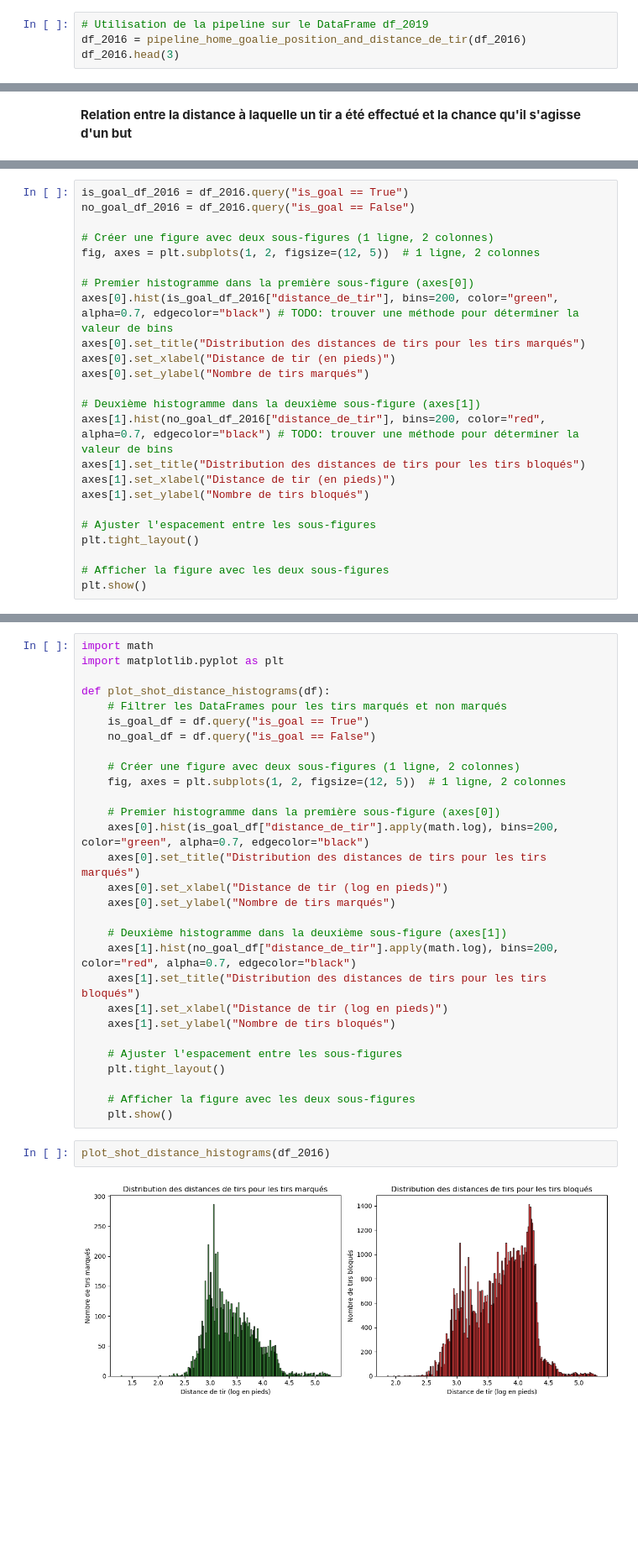
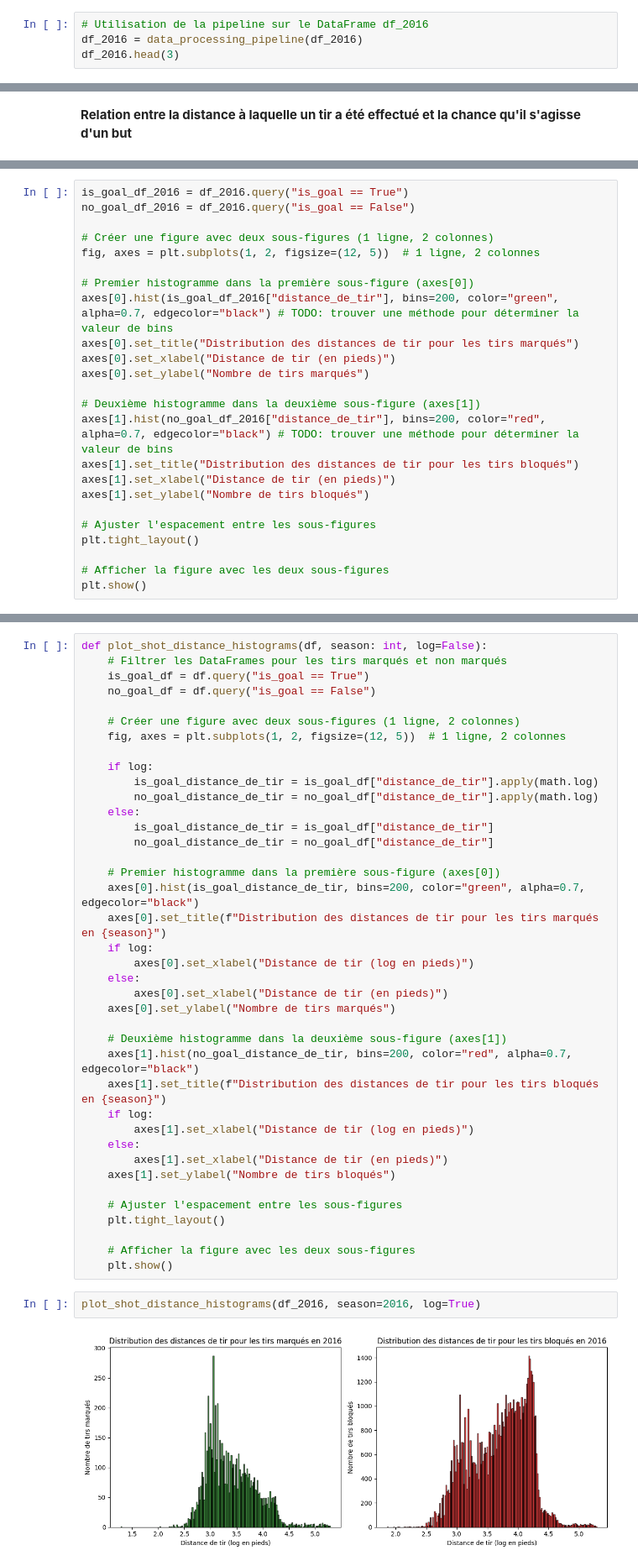
Before and after one commit to Faj1223/NHL-project, a Jupyter notebook: ift6758/notebooks/Question 4.ipynb, the cells around one changed output, grey strips where cells are left out. Shown at 84% size. Drawn from its saved outputs; the diff is of its cells as text; blank space fills up the shorter version.

```diff
--- a/ift6758/notebooks/Question 4.ipynb
+++ b/ift6758/notebooks/Question 4.ipynb
@@ -204,5 +263,5 @@ def pipeline_home_goalie_position_and_distance_de_tir(df: pd.DataFrame) -> pd.Da
 # %%
-# Utilisation de la pipeline sur le DataFrame df_2019
-df_2016 = pipeline_home_goalie_position_and_distance_de_tir(df_2016)
+# Utilisation de la pipeline sur le DataFrame df_2016
+df_2016 = data_processing_pipeline(df_2016)
 df_2016.head(3)
 # %% [output]
@@ -259,13 +306,13 @@ fig, axes = plt.subplots(1, 2, figsize=(12, 5))  # 1 ligne, 2 colonnes
 
 # Premier histogramme dans la première sous-figure (axes[0])
 axes[0].hist(is_goal_df_2016["distance_de_tir"], bins=200, color="green", alpha=0.7, edgecolor="black") # TODO: trouver une méthode pour déterminer la valeur de bins
-axes[0].set_title("Distribution des distances de tirs pour les tirs marqués")
+axes[0].set_title("Distribution des distances de tir pour les tirs marqués")
 axes[0].set_xlabel("Distance de tir (en pieds)")
 axes[0].set_ylabel("Nombre de tirs marqués")
 
 # Deuxième histogramme dans la deuxième sous-figure (axes[1])
 axes[1].hist(no_goal_df_2016["distance_de_tir"], bins=200, color="red", alpha=0.7, edgecolor="black") # TODO: trouver une méthode pour déterminer la valeur de bins
-axes[1].set_title("Distribution des distances de tirs pour les tirs bloqués")
+axes[1].set_title("Distribution des distances de tir pour les tirs bloqués")
 axes[1].set_xlabel("Distance de tir (en pieds)")
 axes[1].set_ylabel("Nombre de tirs bloqués")
 
@@ -284,8 +330,5 @@ Nous allons passez à l'échelle logarithmique pour mieux visualiser et interpr
 # %%
-import math
-import matplotlib.pyplot as plt
-
-def plot_shot_distance_histograms(df):
+def plot_shot_distance_histograms(df, season: int, log=False):
     # Filtrer les DataFrames pour les tirs marqués et non marqués
     is_goal_df = df.query("is_goal == True")
     no_goal_df = df.query("is_goal == False")
@@ -293,16 +336,29 @@ def plot_shot_distance_histograms(df):
     # Créer une figure avec deux sous-figures (1 ligne, 2 colonnes)
     fig, axes = plt.subplots(1, 2, figsize=(12, 5))  # 1 ligne, 2 colonnes
 
+    if log:
+        is_goal_distance_de_tir = is_goal_df["distance_de_tir"].apply(math.log)
+        no_goal_distance_de_tir = no_goal_df["distance_de_tir"].apply(math.log)
+    else:
+        is_goal_distance_de_tir = is_goal_df["distance_de_tir"]
+        no_goal_distance_de_tir = no_goal_df["distance_de_tir"]
+
     # Premier histogramme dans la première sous-figure (axes[0])
-    axes[0].hist(is_goal_df["distance_de_tir"].apply(math.log), bins=200, color="green", alpha=0.7, edgecolor="black")
-    axes[0].set_title("Distribution des distances de tirs pour les tirs marqués")
-    axes[0].set_xlabel("Distance de tir (log en pieds)")
+    axes[0].hist(is_goal_distance_de_tir, bins=200, color="green", alpha=0.7, edgecolor="black")
+    axes[0].set_title(f"Distribution des distances de tir pour les tirs marqués en {season}")
+    if log:
+        axes[0].set_xlabel("Distance de tir (log en pieds)")
+    else:
+        axes[0].set_xlabel("Distance de tir (en pieds)")
     axes[0].set_ylabel("Nombre de tirs marqués")
 
     # Deuxième histogramme dans la deuxième sous-figure (axes[1])
-    axes[1].hist(no_goal_df["distance_de_tir"].apply(math.log), bins=200, color="red", alpha=0.7, edgecolor="black")
-    axes[1].set_title("Distribution des distances de tirs pour les tirs bloqués")
-    axes[1].set_xlabel("Distance de tir (log en pieds)")
+    axes[1].hist(no_goal_distance_de_tir, bins=200, color="red", alpha=0.7, edgecolor="black")
+    axes[1].set_title(f"Distribution des distances de tir pour les tirs bloqués en {season}")
+    if log:
+        axes[1].set_xlabel("Distance de tir (log en pieds)")
+    else:
+        axes[1].set_xlabel("Distance de tir (en pieds)")
     axes[1].set_ylabel("Nombre de tirs bloqués")
 
     # Ajuster l'espacement entre les sous-figures
@@ -311,7 +367,7 @@ def plot_shot_distance_histograms(df):
     # Afficher la figure avec les deux sous-figures
     plt.show()
 # %%
-plot_shot_distance_histograms(df_2016)
+plot_shot_distance_histograms(df_2016, season=2016, log=True)
 # %% [output]
-[figure, old version]
+[figure, new version]
 # %%
```
Also changed, not shown: parts of 46 cells of this notebook.
